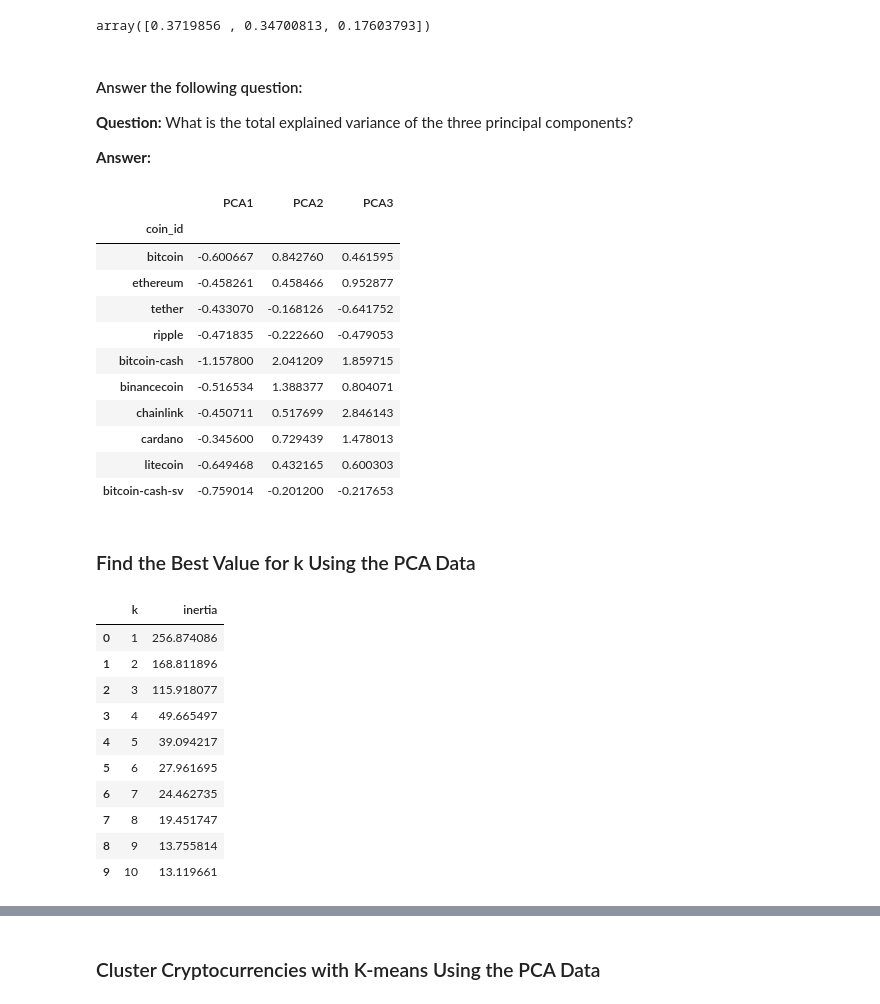
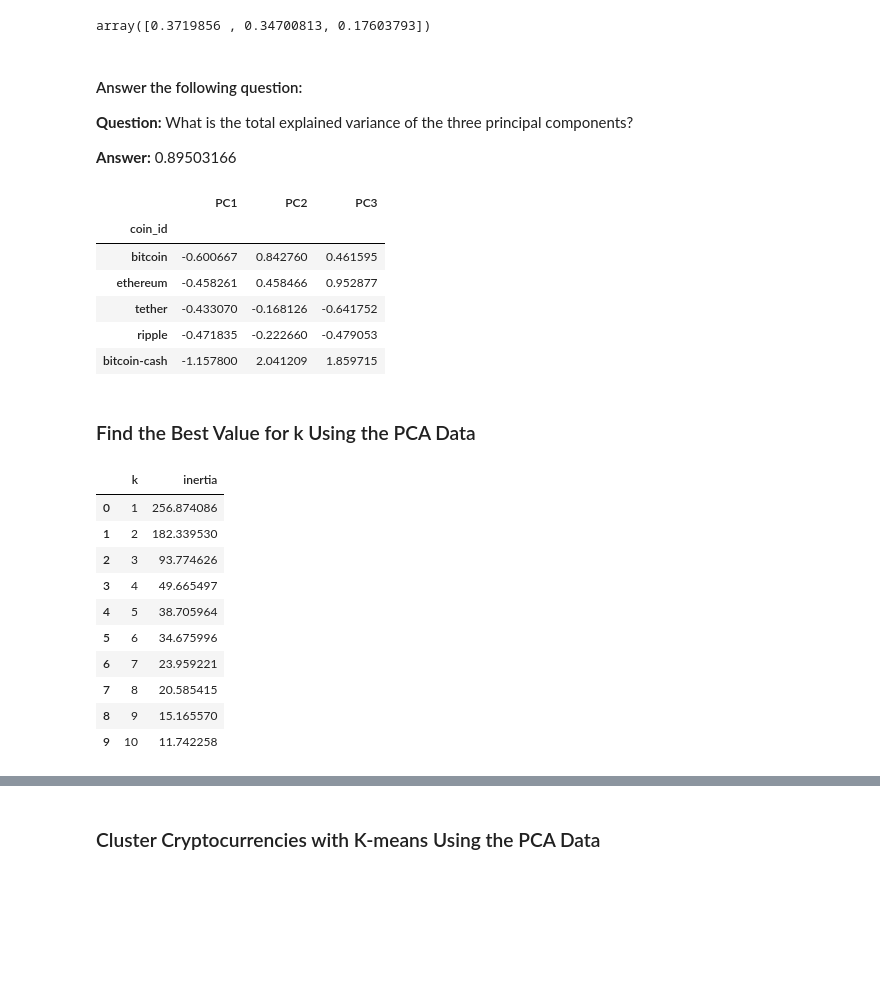
Before and after one commit to Rocker-Mitchell/CryptoClustering, a Jupyter notebook: Crypto_Clustering.ipynb, the cells around one changed output, grey strips where cells are left out. Cells and saved outputs as stored; diff of their text form; code cells hidden in the pictures; blank space fills up the shorter version.

```diff
--- a/Crypto_Clustering.ipynb
+++ b/Crypto_Clustering.ipynb
@@ -43,14 +44,15 @@ market_data_df.describe()
 # %%
 # Create a DataFrame with the scaled data
+market_scaled_df = pd.DataFrame(market_scaled, columns=market_data_df.columns)
 
+# Copy the crypto coin IDs from the original data
+market_scaled_df["coin_id"] = market_data_df.index
 
-# Copy the crypto names from the original data
-
-
-# Set the coinid column as index
-
+# Set the coin_id column as index
+market_scaled_df.set_index("coin_id", inplace=True)
 
 # Display sample data
+market_scaled_df.head()
 # %% [output]
 |  | price_change_percentage_24h | price_change_percentage_7d | price_change_percentage_14d | price_change_percentage_30d | ... |
 | coin_id |  |  |  |  | ... |
@@ -64,25 +66,29 @@ market_data_df.describe()
 # %%
 # Create a list with the number of k-values to try
 # Use a range from 1 to 11
-
+k_values_scaled = list(range(1, 11))
 
 # Create an empty list to store the inertia values
-
+inertia_scaled = []
 
 # Create a for loop to compute the inertia with each possible value of k
 # Inside the loop:
 # 1. Create a KMeans model using the loop counter for the n_clusters
 # 2. Fit the model to the data using the scaled DataFrame
 # 3. Append the model.inertia_ to the inertia list
-
+for k in k_values_scaled:
+    model = KMeans(n_clusters=k, random_state=5)
+    model.fit(market_scaled_df)
+    inertia_scaled.append(model.inertia_)
 
 # Create a dictionary with the data to plot the Elbow curve
-
+elbow_scaled_data = {"k": k_values_scaled, "inertia": inertia_scaled}
 
 # Create a DataFrame with the data to plot the Elbow curve
-
+elbow_scaled_df = pd.DataFrame(elbow_scaled_data)
 
 # Display the DataFrame
+elbow_scaled_df
 # %% [output]
 |  | k | inertia |
 | 0 | 1 | 287.000000 |
@@ -137,11 +163,13 @@ market_data_df.describe()
 ### Optimize Clusters with Principal Component Analysis.
 # %%
 # Create a PCA model instance and set `n_components=3`.
+pca_model = PCA(n_components=3)
 # %%
 # Use the PCA model with `fit_transform` on the original scaled DataFrame to reduce to three principal components.
-
+market_pca = pca_model.fit_transform(market_scaled_df)
 
 # View the first five rows of the DataFrame.
+market_pca[:5]
 # %% [output]
 array([[-0.60066733,  0.84276006,  0.46159457],
        [-0.45826071,  0.45846566,  0.95287678],
@@ -157,70 +186,69 @@ array([0.3719856 , 0.34700813, 0.17603793])
 
 **Question:** What is the total explained variance of the three principal components?
 
-**Answer:**
+**Answer:** 0.89503166
 # %%
 # Create a new DataFrame with the PCA data.
-# Note: The code for this step is provided for you
 
 # Creating a DataFrame with the PCA data
+market_pca_df = pd.DataFrame(market_pca, columns=["PC1", "PC2", "PC3"])
 
+# Copy the crypto coin IDs from the original data
+market_pca_df["coin_id"] = market_data_df.index
 
-# Copy the crypto names from the original data
-
-
-# Set the coinid column as index
-
+# Set the coin_id column as index
+market_pca_df.set_index("coin_id", inplace=True)
 
 # Display sample data
+market_pca_df.head()
 # %% [output]
-|  | PCA1 | PCA2 | PCA3 |
+|  | PC1 | PC2 | PC3 |
 | coin_id |  |  |  |
 | bitcoin | -0.600667 | 0.842760 | 0.461595 |
 | ethereum | -0.458261 | 0.458466 | 0.952877 |
 | tether | -0.433070 | -0.168126 | -0.641752 |
 | ripple | -0.471835 | -0.222660 | -0.479053 |
 | bitcoin-cash | -1.157800 | 2.041209 | 1.859715 |
-| binancecoin | -0.516534 | 1.388377 | 0.804071 |
-| chainlink | -0.450711 | 0.517699 | 2.846143 |
-| cardano | -0.345600 | 0.729439 | 1.478013 |
-| litecoin | -0.649468 | 0.432165 | 0.600303 |
-| bitcoin-cash-sv | -0.759014 | -0.201200 | -0.217653 |
 # %% [markdown]
 ### Find the Best Value for k Using the PCA Data
 # %%
 # Create a list with the number of k-values to try
 # Use a range from 1 to 11
-
+k_values_pca = list(range(1, 11))
 
 # Create an empty list to store the inertia values
-
+inertia_pca = []
 
 # Create a for loop to compute the inertia with each possible value of k
 # Inside the loop:
 # 1. Create a KMeans model using the loop counter for the n_clusters
 # 2. Fit the model to the data using PCA DataFrame.
 # 3. Append the model.inertia_ to the inertia list
-
+for k in k_values_pca:
+    model = KMeans(n_clusters=k, random_state=5)
+    model.fit(market_pca_df)
+    inertia_pca.append(model.inertia_)
 
 # Create a dictionary with the data to plot the Elbow curve
-
+elbow_pca_data = {"k": k_values_pca, "inertia": inertia_pca}
 
 # Create a DataFrame with the data to plot the Elbow curve
-
+elbow_pca_df = pd.DataFrame(elbow_pca_data)
 
 # Display the DataFrame
+elbow_pca_df
 # %% [output]
 |  | k | inertia |
 | 0 | 1 | 256.874086 |
-| 1 | 2 | 168.811896 |
-| 2 | 3 | 115.918077 |
+| 1 | 2 | 182.339530 |
+| 2 | 3 | 93.774626 |
 | 3 | 4 | 49.665497 |
-| 4 | 5 | 39.094217 |
-| 5 | 6 | 27.961695 |
-| 6 | 7 | 24.462735 |
-| 7 | 8 | 19.451747 |
-| 8 | 9 | 13.755814 |
-| 9 | 10 | 13.119661 |
+| 4 | 5 | 38.705964 |
+| 5 | 6 | 34.675996 |
+| 6 | 7 | 23.959221 |
+| 7 | 8 | 20.585415 |
+| 8 | 9 | 15.165570 |
+| 9 | 10 | 11.742258 |
 # %%
 # Plot a line chart with all the inertia values computed with
 # the different values of k to visually identify the optimal value for k.
```
Also changed, not shown: parts of 20 cells of this notebook, 2 other files.
